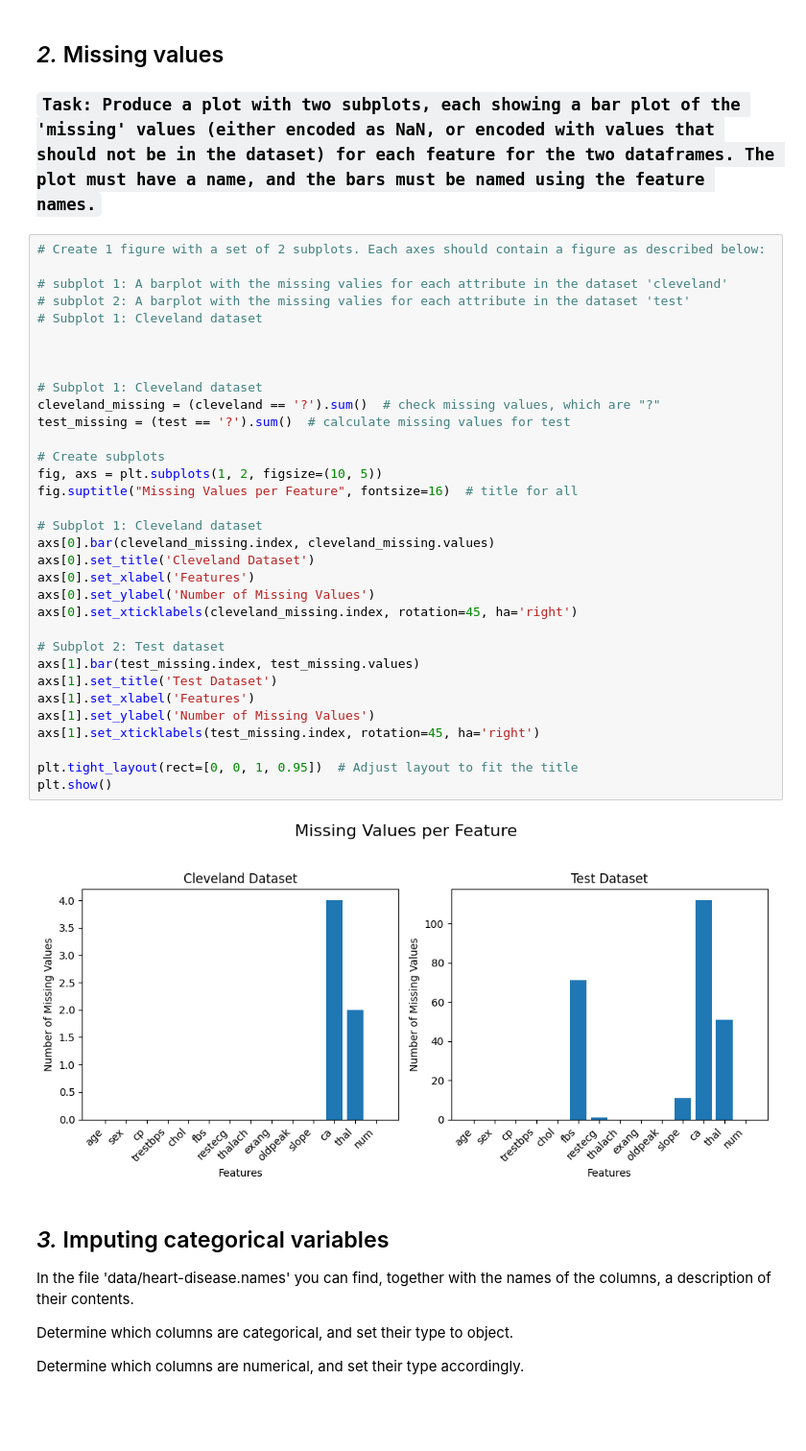
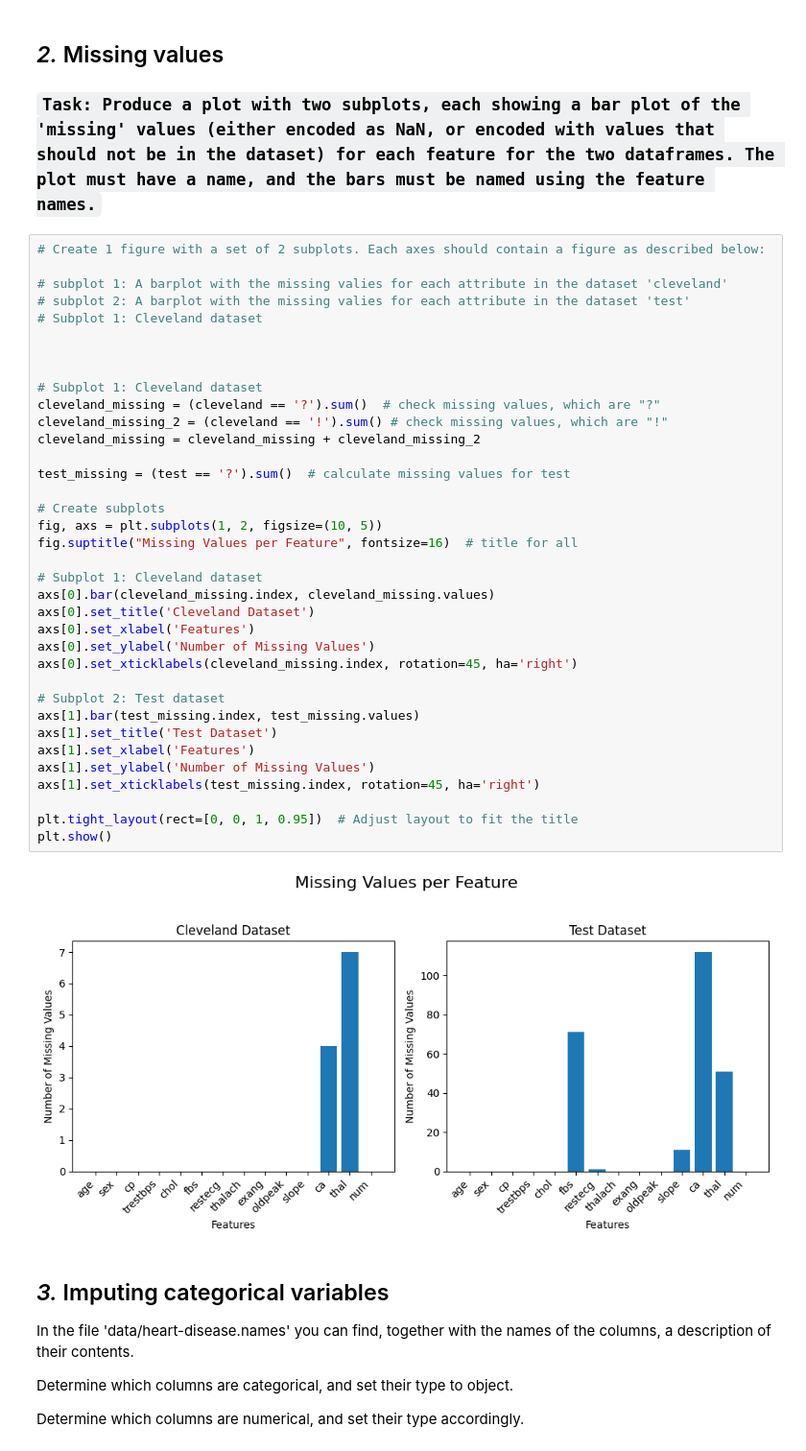
Before and after one commit to muhammad1928/SU-FODS, a Jupyter notebook: homework-3/code/HW3_instructions_24.ipynb, the cells around one changed output. Shown: that part at 96% size. Saved outputs shown, nothing was run; the diff lists cells and outputs as text; blank space fills up the shorter version.

```diff
--- a/homework-3/code/HW3_instructions_24.ipynb
+++ b/homework-3/code/HW3_instructions_24.ipynb
@@ -140,34 +140,37 @@ test.describe()
 # subplot 2: A barplot with the missing valies for each attribute in the dataset 'test'
 # Subplot 1: Cleveland dataset
 
 
 
 # Subplot 1: Cleveland dataset
 cleveland_missing = (cleveland == '?').sum()  # check missing values, which are "?"
+cleveland_missing_2 = (cleveland == '!').sum() # check missing values, which are "!"
+cleveland_missing = cleveland_missing + cleveland_missing_2
+
 test_missing = (test == '?').sum()  # calculate missing values for test
 
 # Create subplots
 fig, axs = plt.subplots(1, 2, figsize=(10, 5))
 fig.suptitle("Missing Values per Feature", fontsize=16)  # title for all
 
 # Subplot 1: Cleveland dataset
 axs[0].bar(cleveland_missing.index, cleveland_missing.values)
 axs[0].set_title('Cleveland Dataset')
 axs[0].set_xlabel('Features')
 axs[0].set_ylabel('Number of Missing Values')
 axs[0].set_xticklabels(cleveland_missing.index, rotation=45, ha='right')
 
 # Subplot 2: Test dataset
 axs[1].bar(test_missing.index, test_missing.values)
 axs[1].set_title('Test Dataset')
 axs[1].set_xlabel('Features')
 axs[1].set_ylabel('Number of Missing Values')
 axs[1].set_xticklabels(test_missing.index, rotation=45, ha='right')
 
 plt.tight_layout(rect=[0, 0, 1, 0.95])  # Adjust layout to fit the title
 plt.show()
 # %% [output]
-[figure, old version]
+[figure, new version]
 # %% [markdown]
 ## *3.* Imputing categorical variables
 
```
Also changed, not shown: parts of 5 cells of this notebook.
